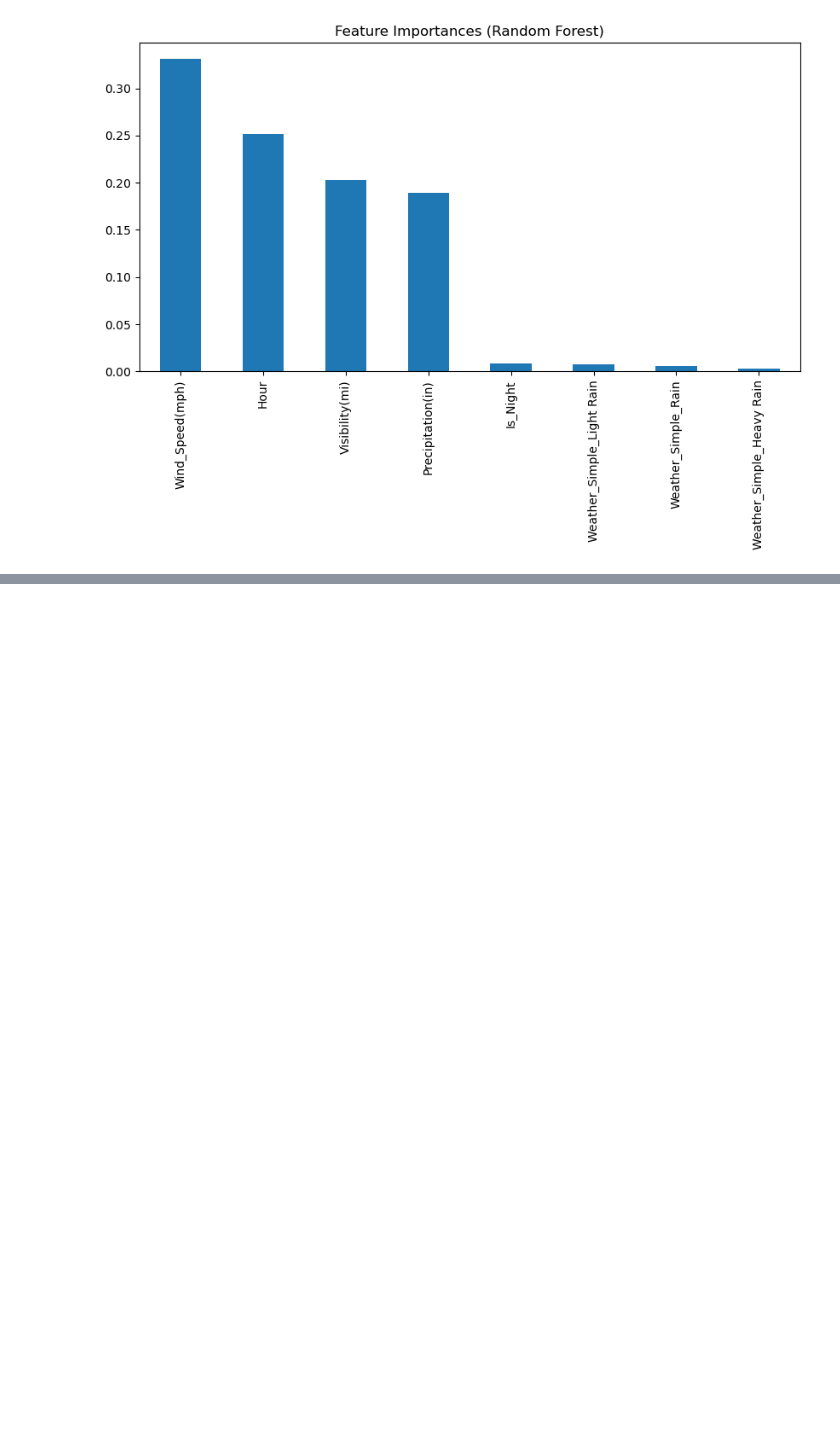
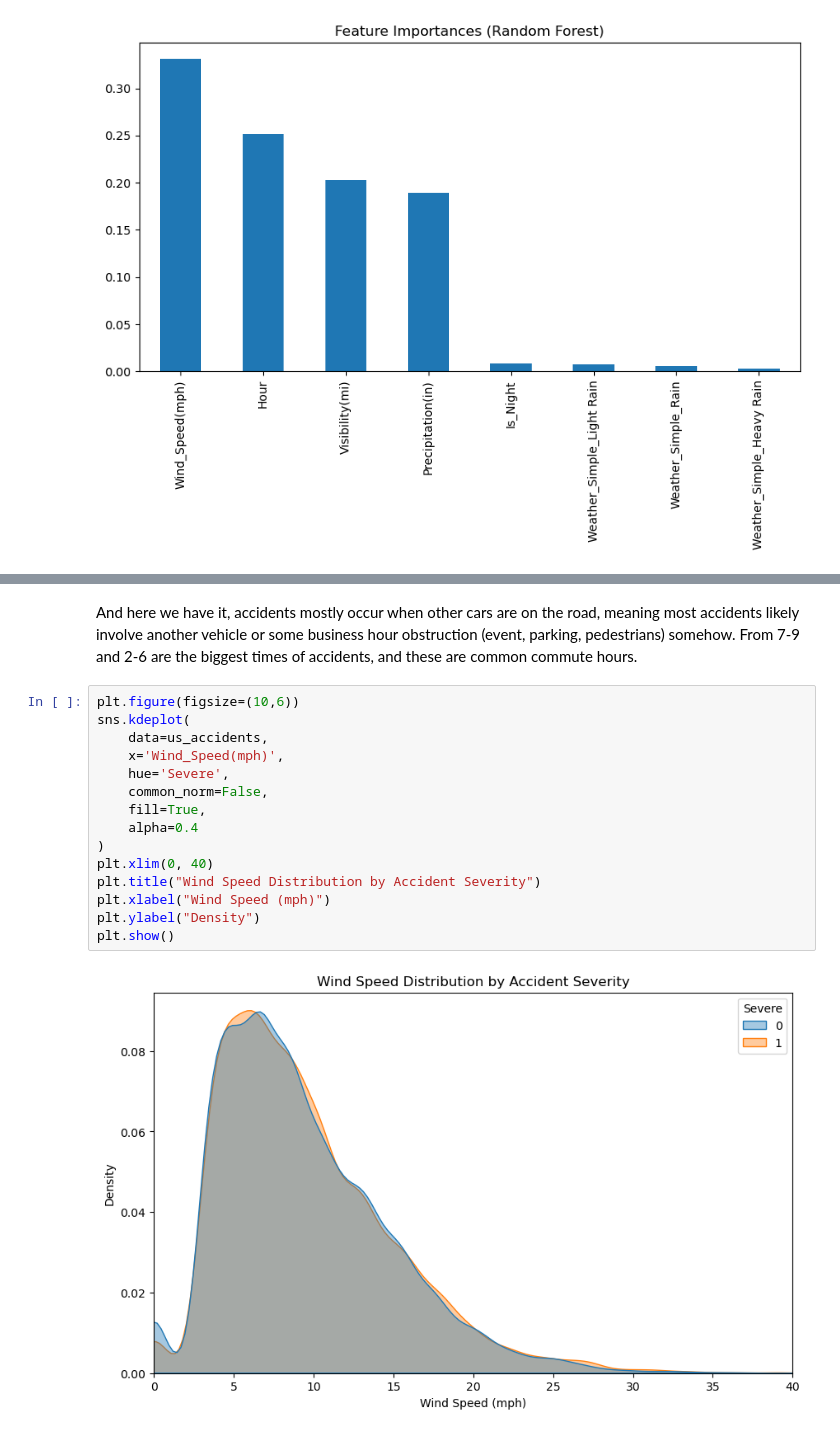
Before and after one commit to adriankUSA/portfolio, a Jupyter notebook: us_crashes_ml/us_accidents.ipynb, the cells around one changed output, grey strips where cells are left out. Cells and saved outputs as stored; diff of their text form; blank space fills up the shorter version.

```diff
--- a/us_crashes_ml/us_accidents.ipynb
+++ b/us_crashes_ml/us_accidents.ipynb
@@ -934,0 +984,19 @@ Alas, I was correct. We slightly improved our
+# %% [markdown]
+And here we have it, accidents mostly occur when other cars are on the road, meaning most accidents likely involve another vehicle or some business hour obstruction (event, parking, pedestrians) somehow. From 7-9 and 2-6 are the biggest times of accidents, and these are common commute hours.
+# %%
+plt.figure(figsize=(10,6))
+sns.kdeplot(
+    data=us_accidents,
+    x='Wind_Speed(mph)',
+    hue='Severe',
+    common_norm=False,
+    fill=True,
+    alpha=0.4
+)
+plt.xlim(0, 40)
+plt.title("Wind Speed Distribution by Accident Severity")
+plt.xlabel("Wind Speed (mph)")
+plt.ylabel("Density")
+plt.show()
+# %% [output]
+[figure, added]
```
Also changed, not shown: parts of 14 cells of this notebook, 2 other files.
